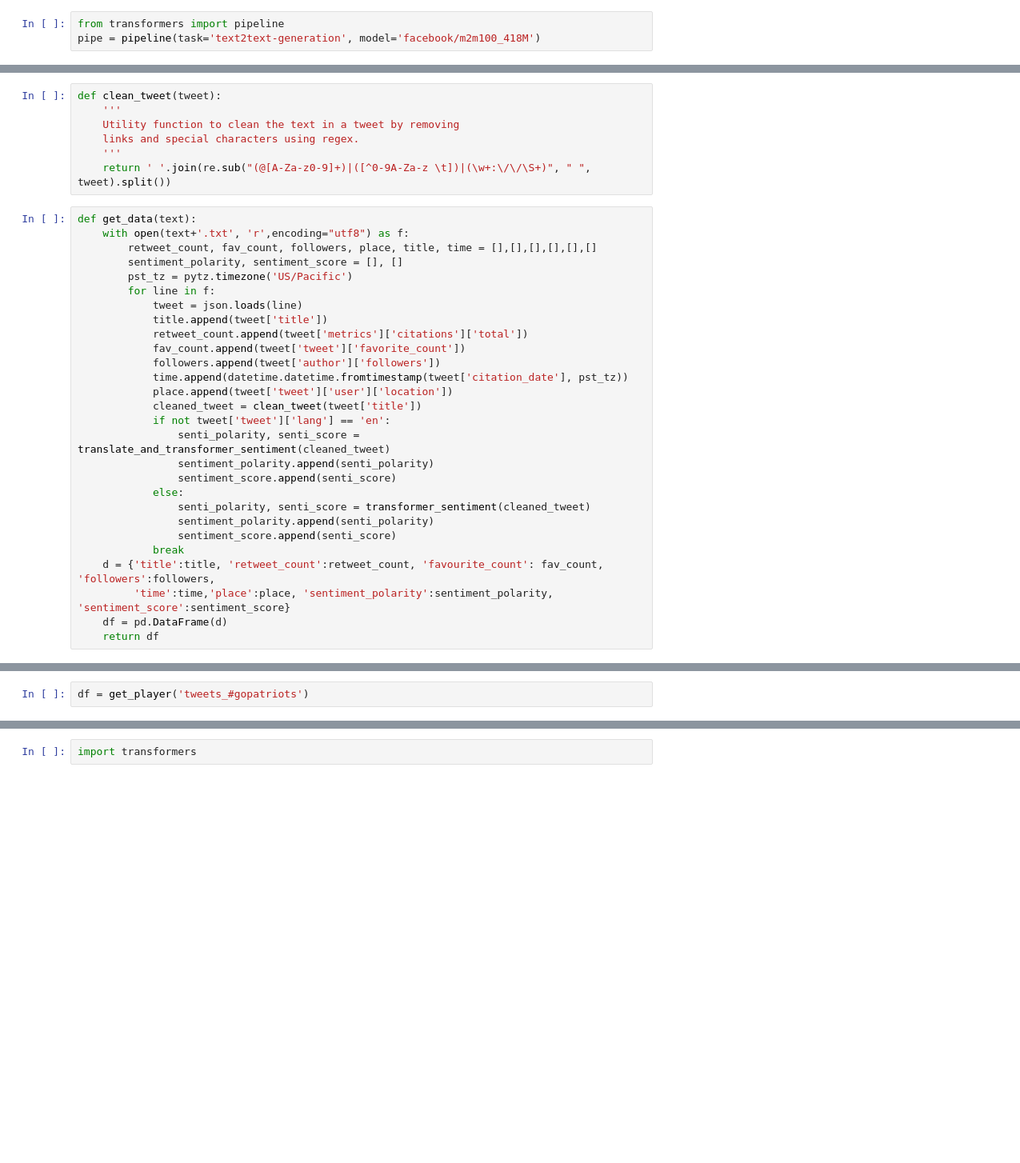
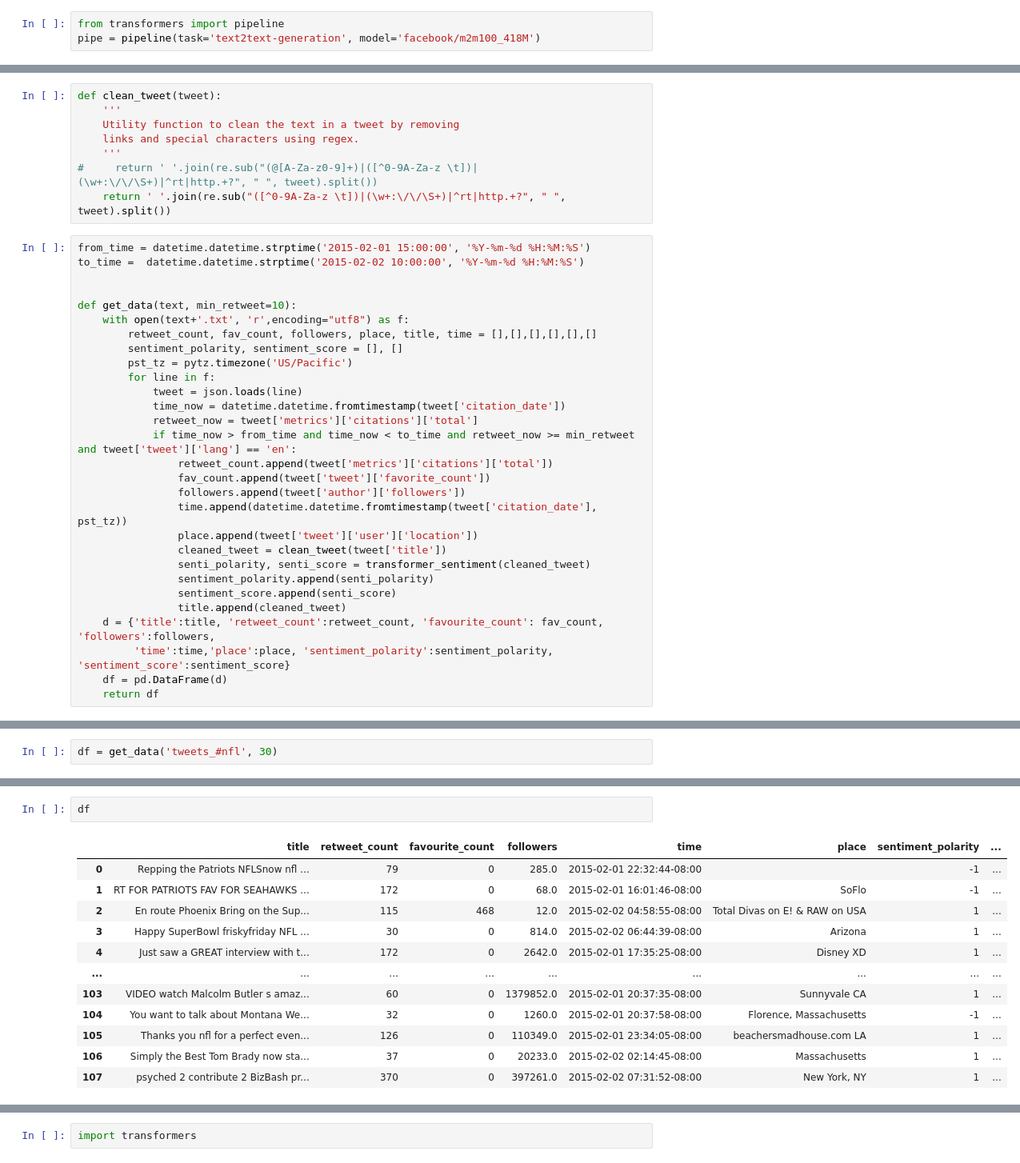
Before and after one commit to zhz03/ECE219_data_mining_project, a Jupyter notebook: Project_4/Project4_Commentary_sp.ipynb, the cells around one changed output, grey strips where cells are left out. Shown at 80% size. Saved outputs shown, nothing was run; the diff lists cells and outputs as text; blank space fills up the shorter version.

Commit message:
add commentary and tweet generation

```diff
--- a/Project_4/Project4_Commentary_sp.ipynb
+++ b/Project_4/Project4_Commentary_sp.ipynb
@@ -83,31 +85,33 @@ def clean_tweet(tweet):
     Utility function to clean the text in a tweet by removing
     links and special characters using regex.
     '''
-    return ' '.join(re.sub("(@[A-Za-z0-9]+)|([^0-9A-Za-z \t])|(\w+:\/\/\S+)", " ", tweet).split())
+#     return ' '.join(re.sub("(@[A-Za-z0-9]+)|([^0-9A-Za-z \t])|(\w+:\/\/\S+)|^rt|http.+?", " ", tweet).split())
+    return ' '.join(re.sub("([^0-9A-Za-z \t])|(\w+:\/\/\S+)|^rt|http.+?", " ", tweet).split())
 # %%
-def get_data(text):
+from_time = datetime.datetime.strptime('2015-02-01 15:00:00', '%Y-%m-%d %H:%M:%S')
+to_time =  datetime.datetime.strptime('2015-02-02 10:00:00', '%Y-%m-%d %H:%M:%S')
+
+
+def get_data(text, min_retweet=10):
     with open(text+'.txt', 'r',encoding="utf8") as f:
         retweet_count, fav_count, followers, place, title, time = [],[],[],[],[],[]
         sentiment_polarity, sentiment_score = [], []
         pst_tz = pytz.timezone('US/Pacific')
         for line in f:
             tweet = json.loads(line)
-            title.append(tweet['title'])
-            retweet_count.append(tweet['metrics']['citations']['total'])
-            fav_count.append(tweet['tweet']['favorite_count'])
-            followers.append(tweet['author']['followers'])
-            time.append(datetime.datetime.fromtimestamp(tweet['citation_date'], pst_tz))
-            place.append(tweet['tweet']['user']['location'])
-            cleaned_tweet = clean_tweet(tweet['title'])
-            if not tweet['tweet']['lang'] == 'en':
-                senti_polarity, senti_score = translate_and_transformer_sentiment(cleaned_tweet)
-                sentiment_polarity.append(senti_polarity)
-                sentiment_score.append(senti_score)
-            else:
+            time_now = datetime.datetime.fromtimestamp(tweet['citation_date'])
+            retweet_now = tweet['metrics']['citations']['total']
+            if time_now > from_time and time_now < to_time and retweet_now >= min_retweet and tweet['tweet']['lang'] == 'en':
+                retweet_count.append(tweet['metrics']['citations']['total'])
+                fav_count.append(tweet['tweet']['favorite_count'])
+                followers.append(tweet['author']['followers'])
+                time.append(datetime.datetime.fromtimestamp(tweet['citation_date'], pst_tz))
+                place.append(tweet['tweet']['user']['location'])
+                cleaned_tweet = clean_tweet(tweet['title'])
                 senti_polarity, senti_score = transformer_sentiment(cleaned_tweet)
                 sentiment_polarity.append(senti_polarity)
                 sentiment_score.append(senti_score)
-            break
+                title.append(cleaned_tweet)
     d = {'title':title, 'retweet_count':retweet_count, 'favourite_count': fav_count, 'followers':followers,
          'time':time,'place':place, 'sentiment_polarity':sentiment_polarity, 'sentiment_score':sentiment_score}
     df = pd.DataFrame(d)
@@ -147,2 +164,2 @@ def get_player(text, player=['tom', 'brady']):
 # %%
-df = get_player('tweets_#gopatriots')
+df = get_data('tweets_#nfl', 30)
@@ -148,0 +170,15 @@ df = get_player('tweets_#gopatriots')
+# %%
+df
+# %% [output]
+|  | title | retweet_count | favourite_count | followers | time | place | sentiment_polarity | ... |
+| 0 | Repping the Patriots NFLSnow nfl ... | 79 | 0 | 285.0 | 2015-02-01 22:32:44-08:00 |  | -1 | ... |
+| 1 | RT FOR PATRIOTS FAV FOR SEAHAWKS ... | 172 | 0 | 68.0 | 2015-02-01 16:01:46-08:00 | SoFlo | -1 | ... |
+| 2 | En route Phoenix Bring on the Sup... | 115 | 468 | 12.0 | 2015-02-02 04:58:55-08:00 | Total Divas on E! & RAW on USA | 1 | ... |
+| 3 | Happy SuperBowl friskyfriday NFL ... | 30 | 0 | 814.0 | 2015-02-02 06:44:39-08:00 | Arizona | 1 | ... |
+| 4 | Just saw a GREAT interview with t... | 172 | 0 | 2642.0 | 2015-02-01 17:35:25-08:00 | Disney XD | 1 | ... |
+| ... | ... | ... | ... | ... | ... | ... | ... | ... |
+| 103 | VIDEO watch Malcolm Butler s amaz... | 60 | 0 | 1379852.0 | 2015-02-01 20:37:35-08:00 | Sunnyvale CA | 1 | ... |
+| 104 | You want to talk about Montana We... | 32 | 0 | 1260.0 | 2015-02-01 20:37:58-08:00 | Florence, Massachusetts | -1 | ... |
+| 105 | Thanks you nfl for a perfect even... | 126 | 0 | 110349.0 | 2015-02-01 23:34:05-08:00 | beachersmadhouse.com LA | 1 | ... |
+| 106 | Simply the Best Tom Brady now sta... | 37 | 0 | 20233.0 | 2015-02-02 02:14:45-08:00 | Massachusetts | 1 | ... |
+| 107 | psyched 2 contribute 2 BizBash pr... | 370 | 0 | 397261.0 | 2015-02-02 07:31:52-08:00 | New York, NY | 1 | ... |
```
Also changed, not shown: parts of 28 cells of this notebook.
